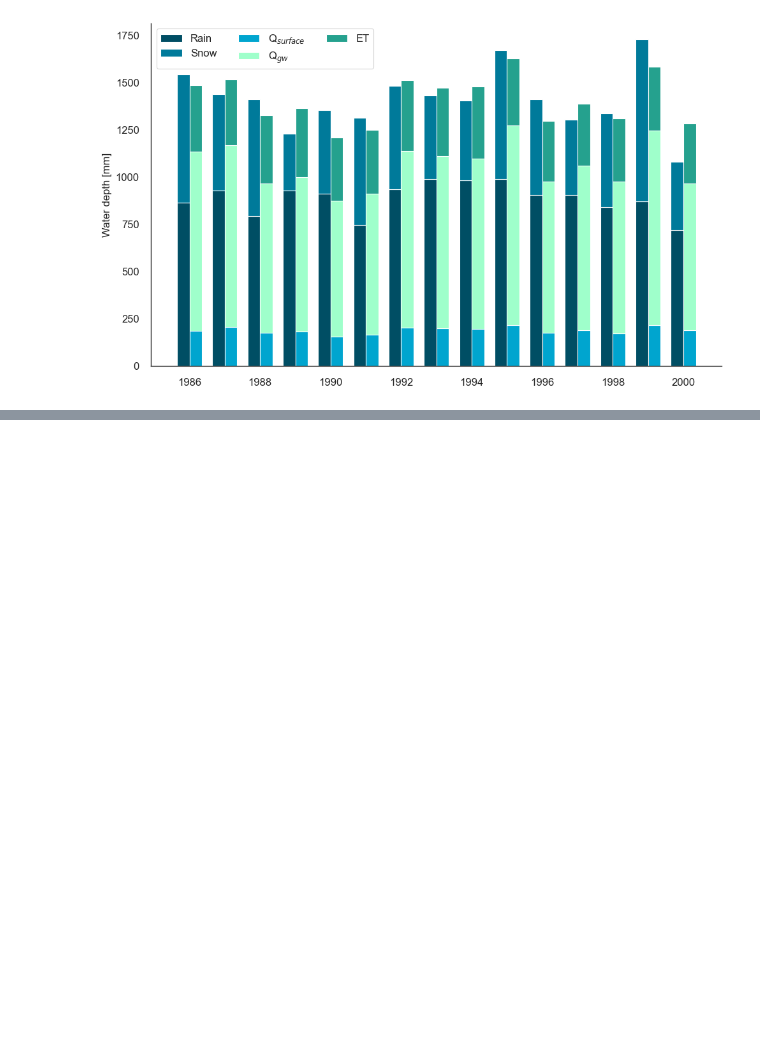
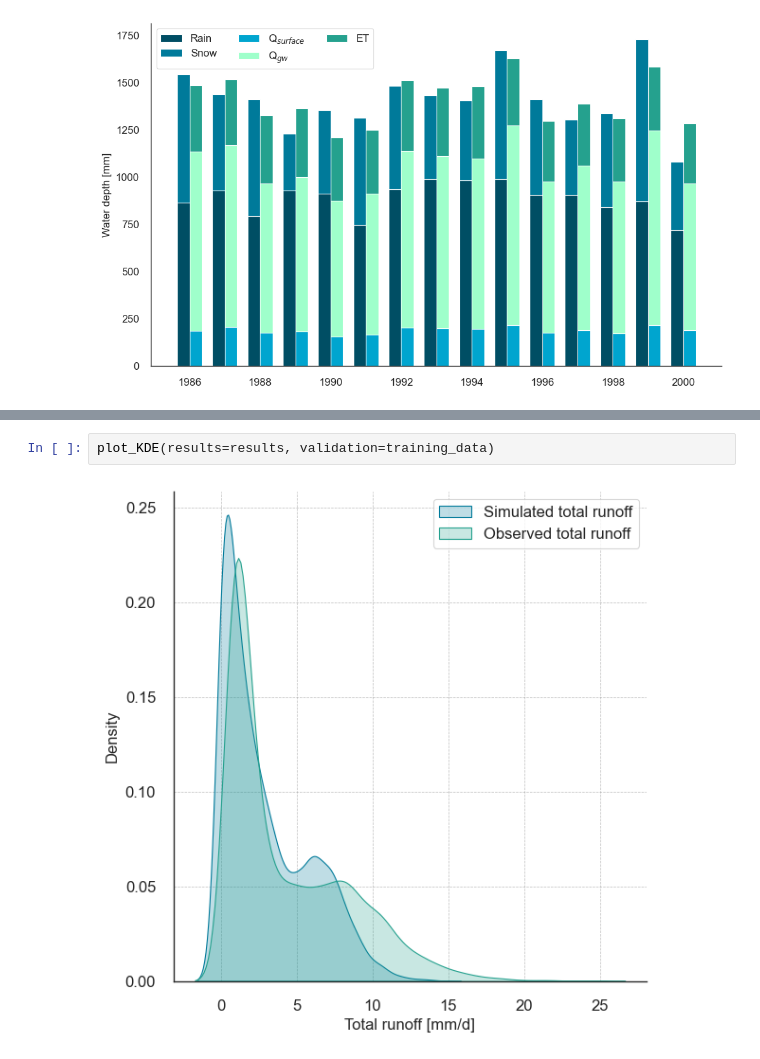
Before and after one commit to CooperBigFoot/bucket-model, a Jupyter notebook: test_run.ipynb, the cells around one changed output, grey strips where cells are left out. Drawn from its saved outputs; the diff is of its cells as text; blank space fills up the shorter version.

```diff
--- a/test_run.ipynb
+++ b/test_run.ipynb
@@ -78,0 +83,4 @@ plot_Q_Q(results=results, validation=training_data, kde=False)
+# %%
+plot_KDE(results=results, validation=training_data)
+# %% [output]
+[figure, added]
```
Also changed, not shown: parts of 5 cells of this notebook, 1 other file.
